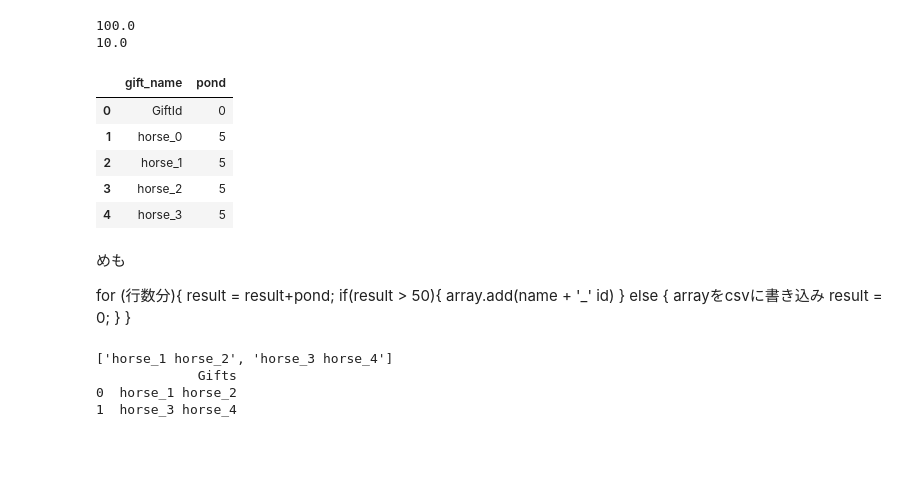
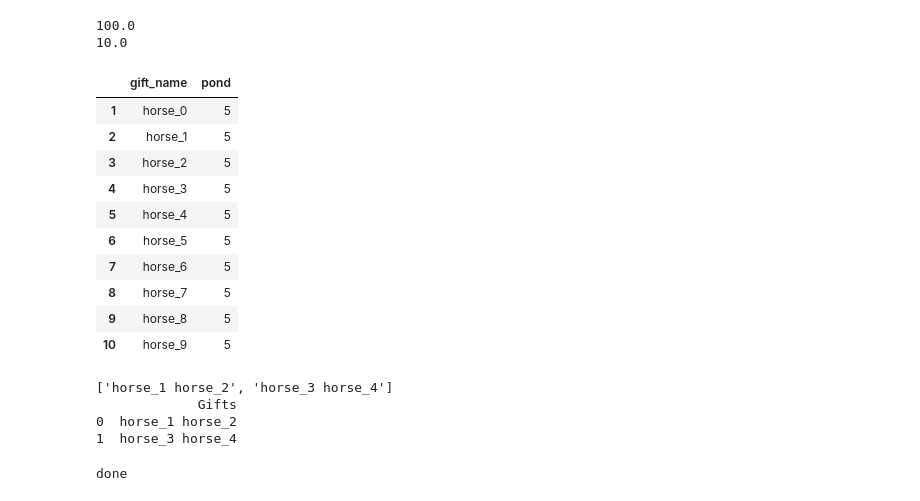
Before and after one commit to joooi13/Kaggle, a Jupyter notebook: Santa/notebook16147bed2e.ipynb, the cells around one changed output. Cells and saved outputs as stored; diff of their text form; code cells hidden in the pictures; blank space fills up the shorter version.

```diff
--- a/Santa/notebook16147bed2e.ipynb
+++ b/Santa/notebook16147bed2e.ipynb
@@ -334,53 +334,45 @@ print(ans3)
 # 参考：https://kagglenote.com/misc/pandas_create_new_column_based_on_other_column/
 
 data = pd.read_csv('/content/gifts.csv',header=None,names=["gift_name"]);
 
 conditions = [
               data['gift_name'].str.contains('horse') ,
               data['gift_name'].str.contains('ball') ,
               data['gift_name'].str.contains('bike') ,
               data['gift_name'].str.contains('train') ,
               data['gift_name'].str.contains('coal') ,
               data['gift_name'].str.contains('book') ,
               data['gift_name'].str.contains('doll') ,
               data['gift_name'].str.contains('blocks') ,
               data['gift_name'].str.contains('groves') ,
               ]
 
 choices = [
            horse_mean.round().astype(int),
            ball_mean.round().astype(int),
            bike_mean.round().astype(int),
            train_mean.round().astype(int),
            coal_mean.round().astype(int),
            book_mean.round().astype(int),
            doll_mean.round().astype(int),
            blocks_mean.round().astype(int),
            gloves_mean.round().astype(int),
            ]
 data['pond']  = np.select(conditions, choices)
-
-data.head()
+data = data.drop([0])
+data.head(10)
 # %% [output]
 |  | gift_name | pond |
-| 0 | GiftId | 0 |
 | 1 | horse_0 | 5 |
 | 2 | horse_1 | 5 |
 | 3 | horse_2 | 5 |
 | 4 | horse_3 | 5 |
+| 5 | horse_4 | 5 |
+| 6 | horse_5 | 5 |
+| 7 | horse_6 | 5 |
+| 8 | horse_7 | 5 |
+| 9 | horse_8 | 5 |
+| 10 | horse_9 | 5 |
-# %% [markdown]
-めも
-
-
-for (行数分){
-    result = result+pond;
-    if(result > 50){
-        array.add(name + '_' id)
-    } else {
-        arrayをcsvに書き込み
-        result = 0;
-    }
-}
 # %%
 #アウトプットのイメージを先に考える
 
@@ -413,3 +405,29 @@ print(df_result)
              Gifts
 0  horse_1 horse_2
 1  horse_3 horse_4
+# %%
+# アウトプット
+
+bag_pond = 0
+bag = []
+giftList = []
+
+# pondが50になるまでループさせ、gift_nameを出力する
+# 50になったら次へ
+for gn,p in zip(data['gift_name'], data['pond']):
+  if bag_pond < 50:
+    bag_pond = bag_pond + p
+    bag.append(gn)
+  else:
+    giftList.append(' '.join(bag))
+    bag = []
+    bag_pond = 0
+    continue
+
+# CSV出力
+df_result = pd.DataFrame({'GiftId': giftList})
+#print(df_result)
+df_result.to_csv('/content/result.csv',index=False)
+print('done')
+# %% [output]
+done
```
Also changed, not shown: parts of 4 cells of this notebook.
